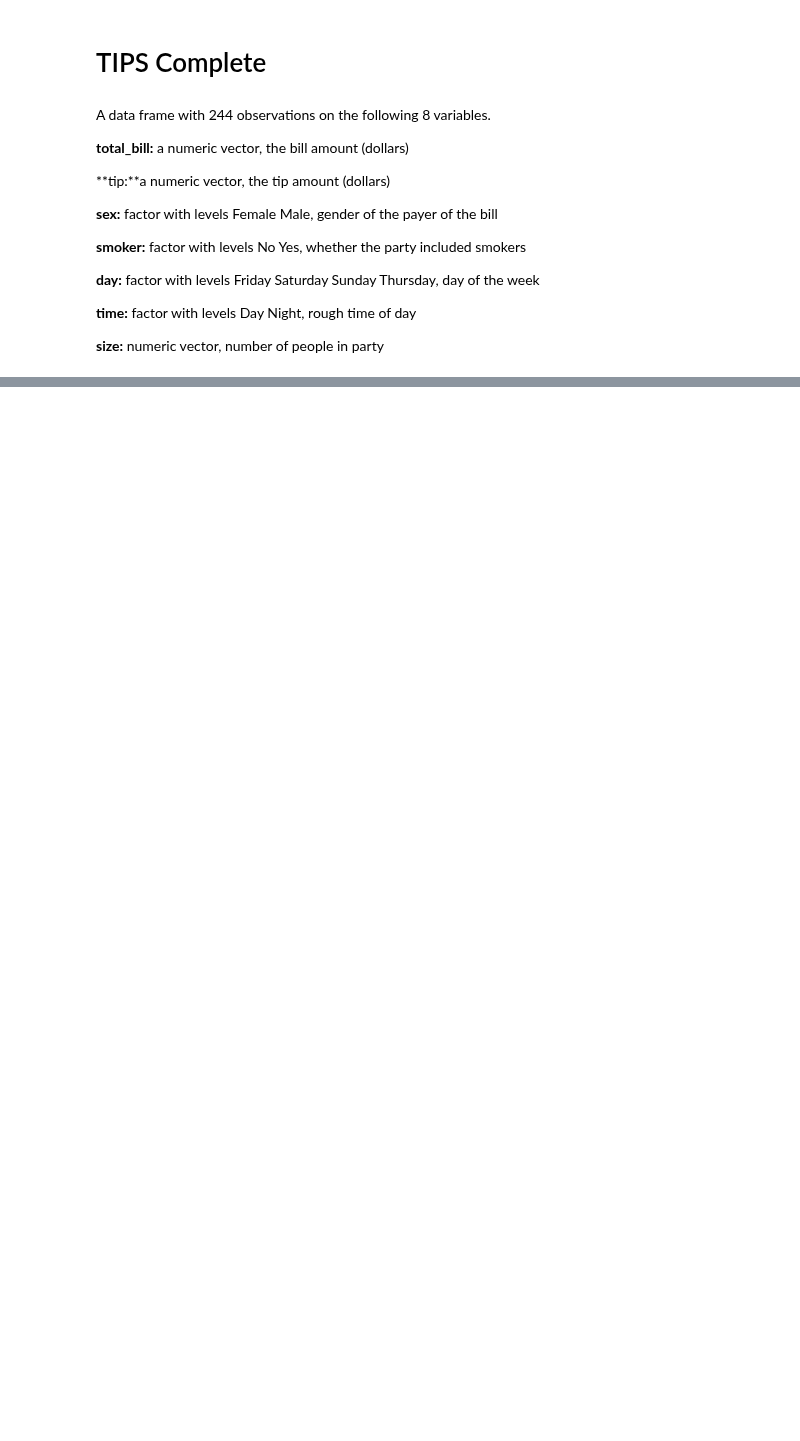
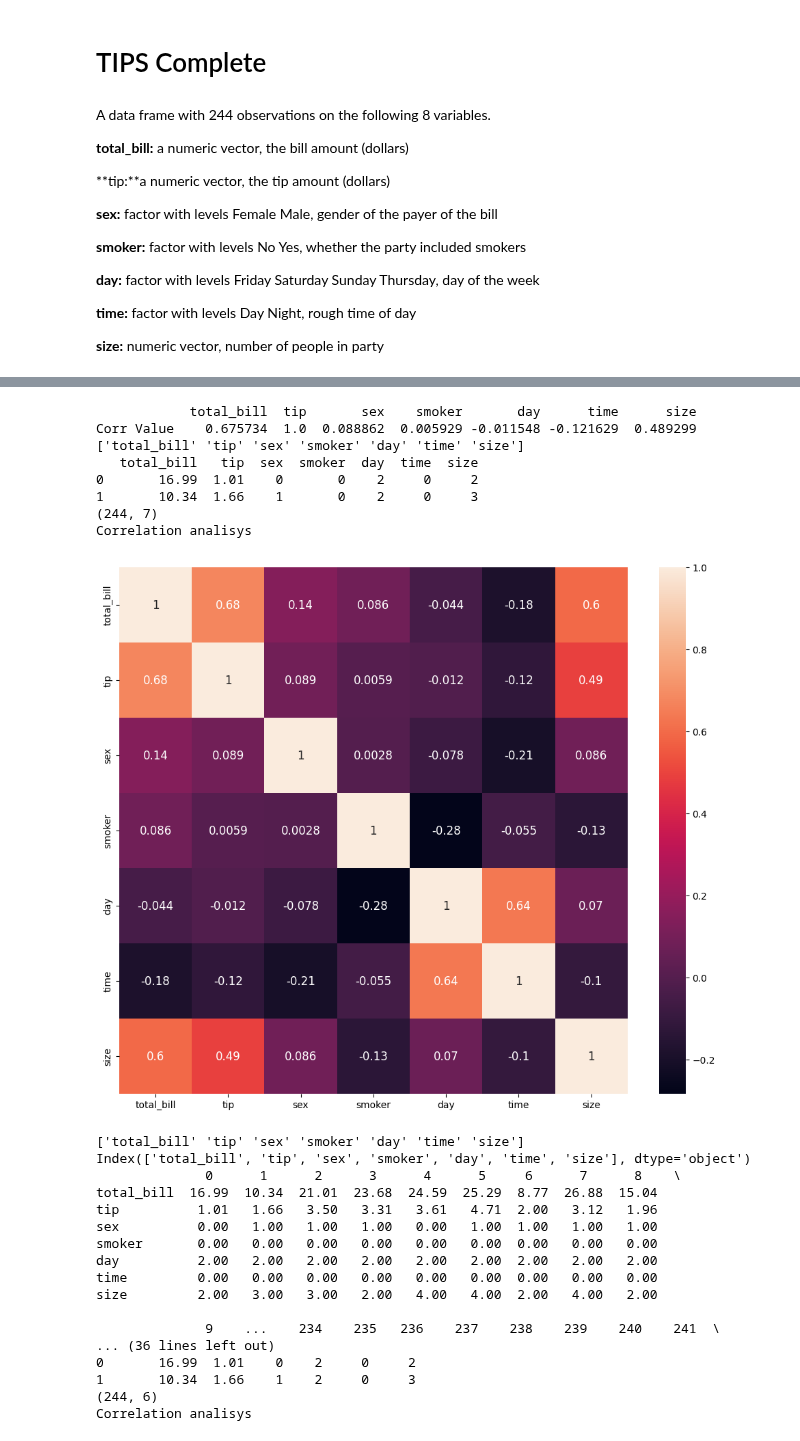
Before and after one commit to Undersk0re/machine-learning-course, a Jupyter notebook: Example/analitycs/04-Reg_tips.ipynb, the cells around one changed output, grey strips where cells are left out. Saved outputs shown, nothing was run; the diff lists cells and outputs as text; code cells hidden in the pictures; blank space fills up the shorter version.

```diff
--- a/Example/analitycs/04-Reg_tips.ipynb
+++ b/Example/analitycs/04-Reg_tips.ipynb
@@ -23,6 +23,8 @@ A data frame with 244 observations on the following 8 variables.
 import pandas as pd
 import seaborn as sns
 import matplotlib.pyplot as plt
+from sklearn.metrics import r2_score,mean_absolute_error,root_mean_squared_error,mean_squared_error
+from sklearn.linear_model import LinearRegression
 
 __plot__=False
 
@@ -75,7 +77,7 @@ def get_correlated_feature(df, corrdata, threshold):
     return corr_value
 
 
-def plot_45_correlated_data():
+def plot_45_correlated_data( target:str = 'PRICE'):
     """It works only on 0.45 threshold for fixed dimensions"""
     rows = 3
     cols = 2
@@ -86,13 +88,13 @@ def plot_45_correlated_data():
 
     for i in range(rows):
         for j in range(cols):
-            sns.regplot(x = df[col[index]], y = df['PRICE'], ax = ax[i][j])
+            sns.regplot(x = df[col[index]], y = df[target], ax = ax[i][j])
             index = index + 1
     fig.tight_layout()
 
-def get_y_predict(corr_data):
-    X = corr_data.drop(labels = ['PRICE'], axis = 1)
-    y = corr_data['PRICE']
+def get_y_predict(corr_data,target:str = 'PRICE'):
+    X = corr_data.drop(labels = [target], axis = 1)
+    y = corr_data[target]
 
     X_train, X_test, y_train, y_test = train_test_split(X, y, test_size = 0.2, random_state = 667)
     model = LinearRegression()
@@ -146,6 +148,16 @@ def performance_metrics(features, th, y_true, y_pred):
                                      index=['features name', '#feature', 'corr_value', 'R2', 'R2_adjusted', 'MAE', 'MSE', 'RMSE'])
     print('Performance Metrics')
     print(metrics_dataframe.T)
+
+def ts_analisys(ts_list:list):
+
+    for threshold in ts_list:
+        target='tip'
+        corr_value = get_correlated_feature(df , corrmat[target], threshold)
+        print(corr_value.T)
+        print(corr_value.head(preview_window))
+        y_pred,y_test = get_y_predict(corr_value,target)
+        performance_metrics(corr_value.columns.values, threshold, y_test, y_pred)
 # %%
 tips = pd.read_csv('04-tips.csv')
 print(tips.head(preview_window))
@@ -279,0 +324,31 @@ performance_metrics(corr_value.columns.values, threshold, y_test, y_pred)
+# %%
+reset()
+threshold_list = [0.0,0.01,0.02,0.09,0.18]
+ts_analisys(threshold_list)
+# %% [output]
+            total_bill  tip       sex    smoker       day      time      size
+Corr Value    0.675734  1.0  0.088862  0.005929 -0.011548 -0.121629  0.489299
+['total_bill' 'tip' 'sex' 'smoker' 'day' 'time' 'size']
+   total_bill   tip  sex  smoker  day  time  size
+0       16.99  1.01    0       0    2     0     2
+1       10.34  1.66    1       0    2     0     3
+(244, 7)
+Correlation analisys
+[figure, added]
+['total_bill' 'tip' 'sex' 'smoker' 'day' 'time' 'size']
+Index(['total_bill', 'tip', 'sex', 'smoker', 'day', 'time', 'size'], dtype='object')
+              0      1      2      3      4      5     6      7      8    \
+total_bill  16.99  10.34  21.01  23.68  24.59  25.29  8.77  26.88  15.04
+tip          1.01   1.66   3.50   3.31   3.61   4.71  2.00   3.12   1.96
+sex          0.00   1.00   1.00   1.00   0.00   1.00  1.00   1.00   1.00
+smoker       0.00   0.00   0.00   0.00   0.00   0.00  0.00   0.00   0.00
+day          2.00   2.00   2.00   2.00   2.00   2.00  2.00   2.00   2.00
+time         0.00   0.00   0.00   0.00   0.00   0.00  0.00   0.00   0.00
+size         2.00   3.00   3.00   2.00   4.00   4.00  2.00   4.00   2.00
+
+              9    ...    234    235   236    237    238    239    240    241  \
+... (36 lines left out)
+0       16.99  1.01    0    2     0     2
+1       10.34  1.66    1    2     0     3
+(244, 6)
+Correlation analisys
```
Also changed, not shown: parts of 5 cells of this notebook.
